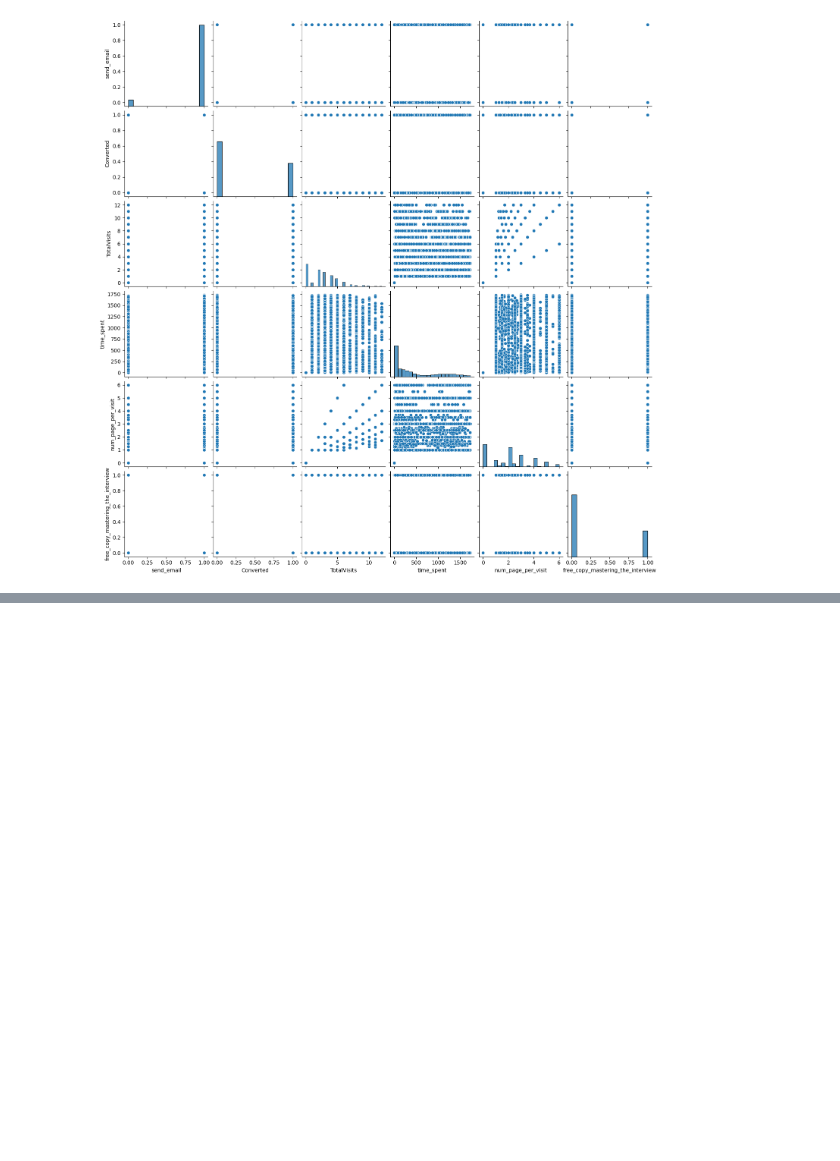
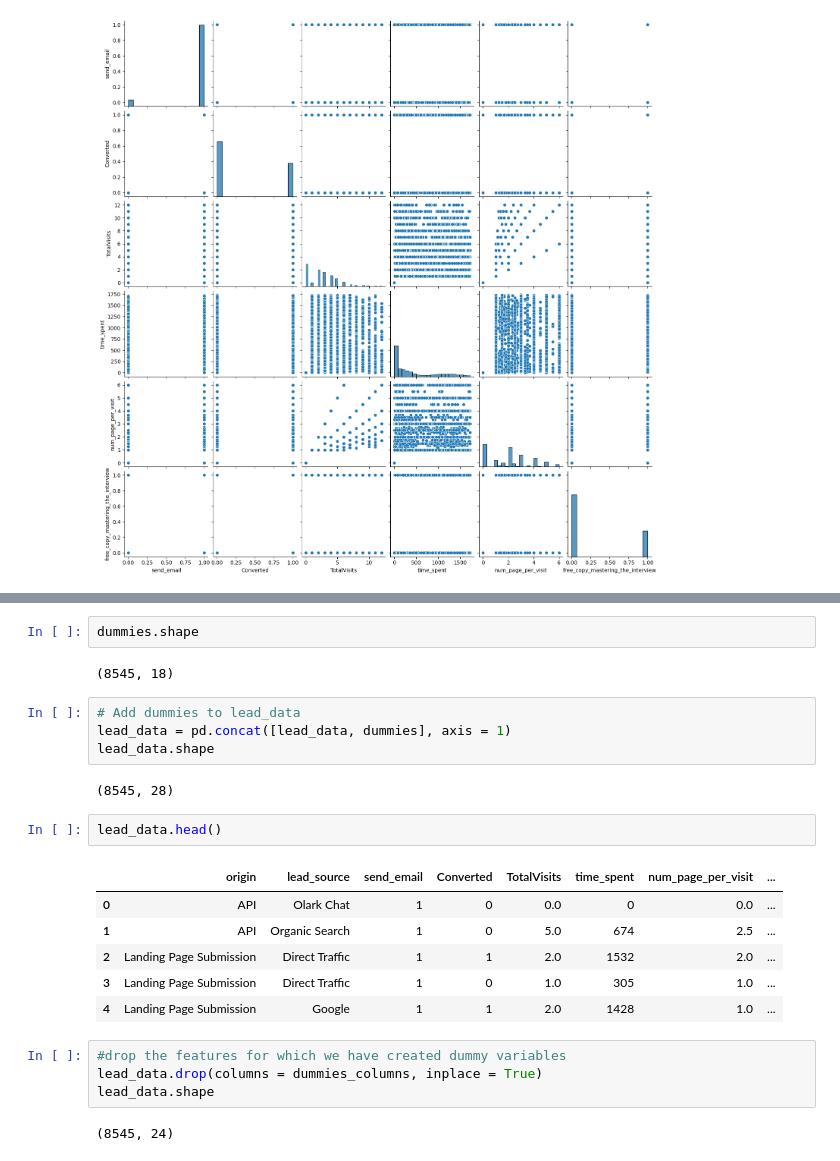
Before and after one commit to keshavRaj/LeadScoringCaseStudy, a Jupyter notebook: Lead Scoring Assignment/Lead+Case+Study.ipynb, the cells around one changed output, grey strips where cells are left out. Drawn from its saved outputs; the diff is of its cells as text; blank space fills up the shorter version.

```diff
--- a/Lead Scoring Assignment/Lead+Case+Study.ipynb
+++ b/Lead Scoring Assignment/Lead+Case+Study.ipynb
@@ -1801,0 +1822,25 @@ memory usage: 734.3+ KB
+# %%
+dummies.shape
+# %% [output]
+(8545, 18)
+# %%
+# Add dummies to lead_data
+lead_data = pd.concat([lead_data, dummies], axis = 1)
+lead_data.shape
+# %% [output]
+(8545, 28)
+# %%
+lead_data.head()
+# %% [output]
+|  | origin | lead_source | send_email | Converted | TotalVisits | time_spent | num_page_per_visit | ... |
+| 0 | API | Olark Chat | 1 | 0 | 0.0 | 0 | 0.0 | ... |
+| 1 | API | Organic Search | 1 | 0 | 5.0 | 674 | 2.5 | ... |
+| 2 | Landing Page Submission | Direct Traffic | 1 | 1 | 2.0 | 1532 | 2.0 | ... |
+| 3 | Landing Page Submission | Direct Traffic | 1 | 0 | 1.0 | 305 | 1.0 | ... |
+| 4 | Landing Page Submission | Google | 1 | 1 | 2.0 | 1428 | 1.0 | ... |
+# %%
+#drop the features for which we have created dummy variables
+lead_data.drop(columns = dummies_columns, inplace = True)
+lead_data.shape
+# %% [output]
+(8545, 24)
```
Also changed, not shown: parts of 25 cells of this notebook.
